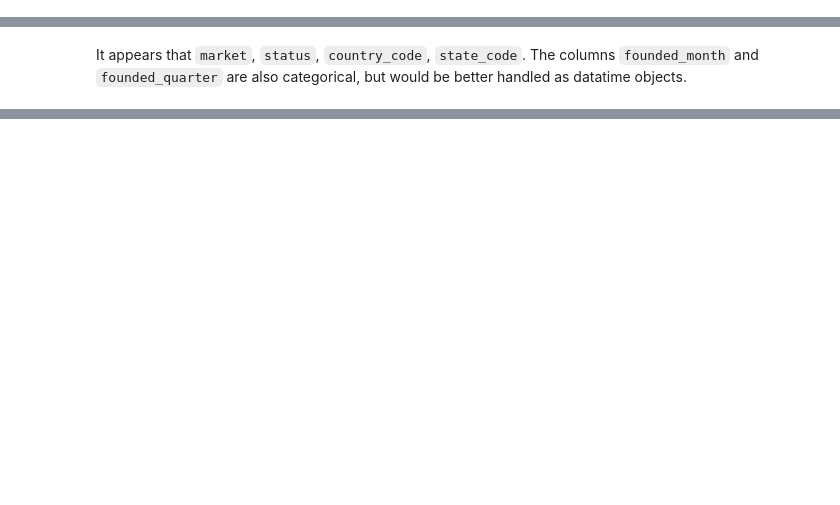
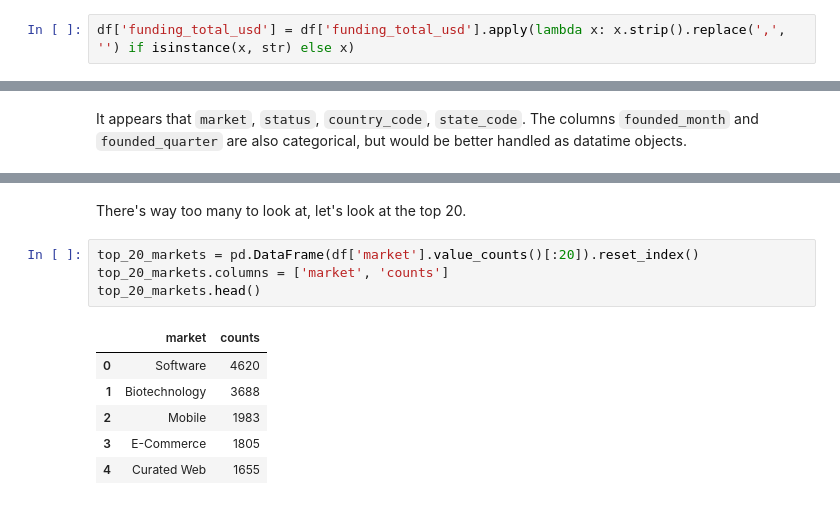
Before and after one commit to clamytoe/investments-vc, a Jupyter notebook: MartinUribe_InvestmentsVC_Capstone.ipynb, the cells around one changed output, grey strips where cells are left out. Drawn from its saved outputs; the diff is of its cells as text; blank space fills up the shorter version.

```diff
--- a/MartinUribe_InvestmentsVC_Capstone.ipynb
+++ b/MartinUribe_InvestmentsVC_Capstone.ipynb
@@ -57,0 +157,2 @@ Index(['permalink', 'name', 'homepage_url', 'category_list', 'market',
+# %%
+df['funding_total_usd'] = df['funding_total_usd'].apply(lambda x: x.strip().replace(',', '') if isinstance(x, str) else x)
@@ -124,0 +273,13 @@ dtype: int64
+# %% [markdown]
+There's way too many to look at, let's look at the top 20.
+# %%
+top_20_markets = pd.DataFrame(df['market'].value_counts()[:20]).reset_index()
+top_20_markets.columns = ['market', 'counts']
+top_20_markets.head()
+# %% [output]
+|  | market | counts |
+| 0 | Software | 4620 |
+| 1 | Biotechnology | 3688 |
+| 2 | Mobile | 1983 |
+| 3 | E-Commerce | 1805 |
+| 4 | Curated Web | 1655 |
```
Also changed, not shown: parts of 37 cells of this notebook.
